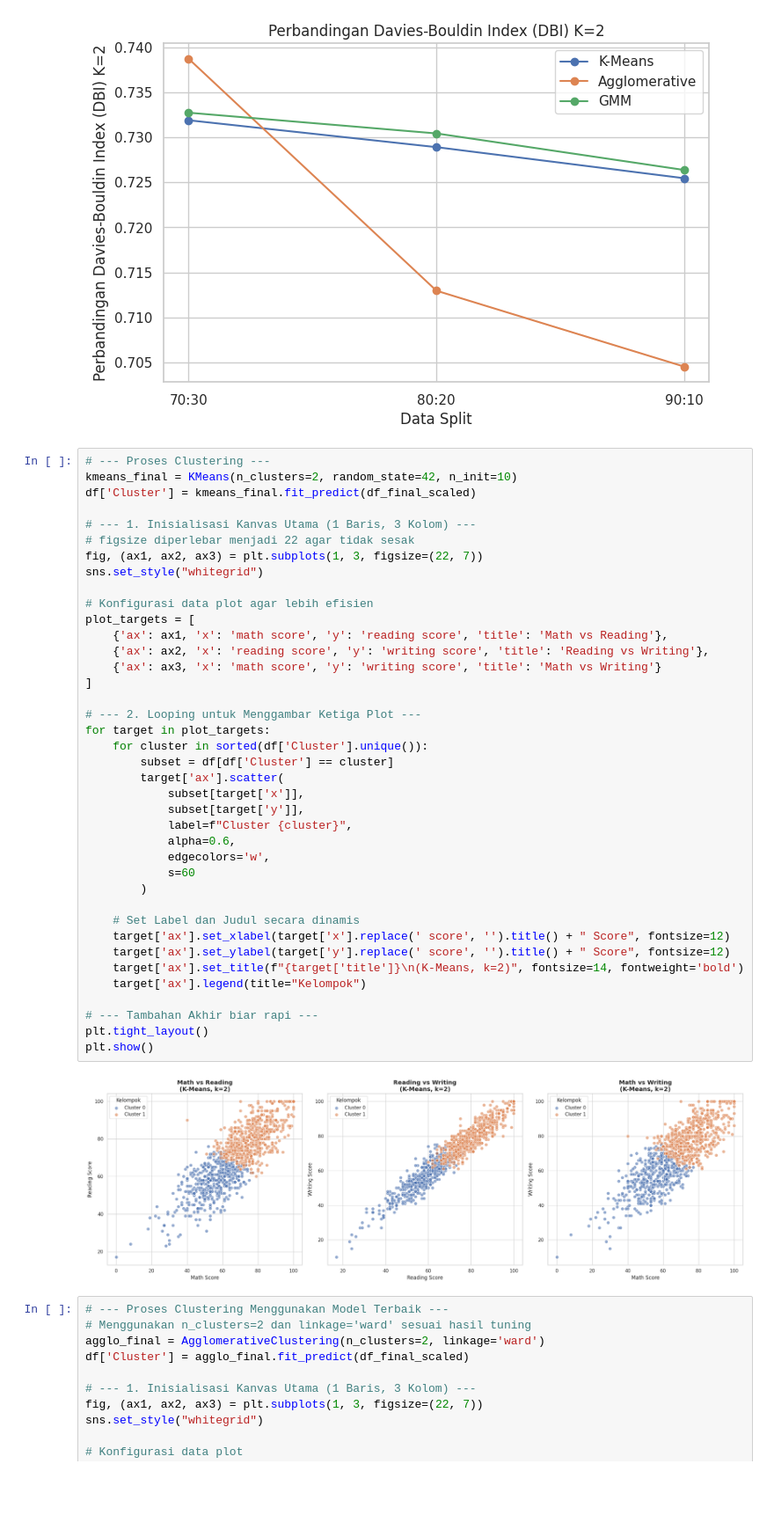
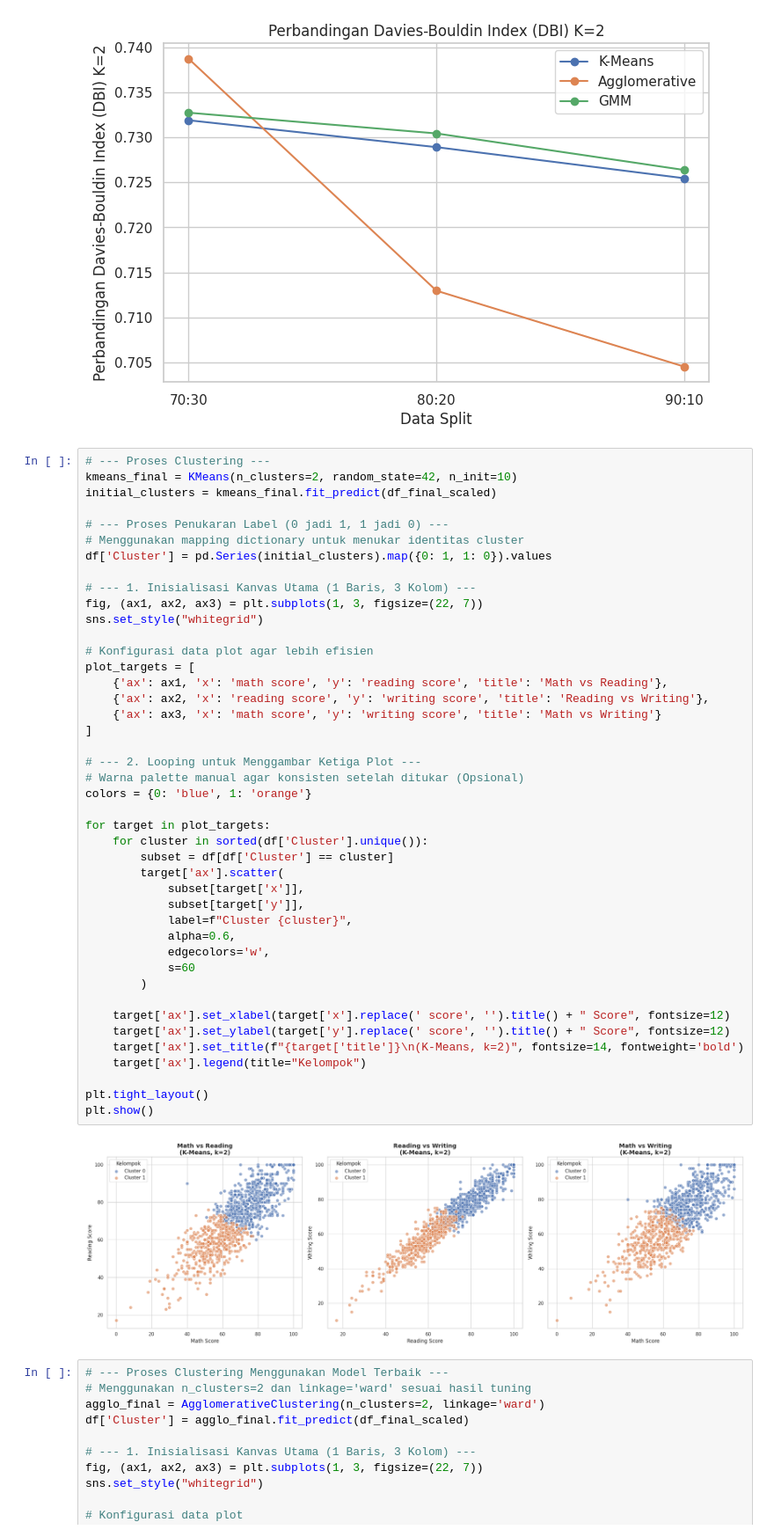
Before and after one commit to taolindamunu-eng/UTS_Machine-Learning, a Jupyter notebook: UTS.ipynb, the cells around one changed output. Shown at 88% size. Drawn from its saved outputs; the diff is of its cells as text; blank space fills up the shorter version.

```diff
--- a/UTS.ipynb
+++ b/UTS.ipynb
@@ -435,44 +435,48 @@ plt.show()
 # %%
 # --- Proses Clustering ---
 kmeans_final = KMeans(n_clusters=2, random_state=42, n_init=10)
-df['Cluster'] = kmeans_final.fit_predict(df_final_scaled)
+initial_clusters = kmeans_final.fit_predict(df_final_scaled)
+
+# --- Proses Penukaran Label (0 jadi 1, 1 jadi 0) ---
+# Menggunakan mapping dictionary untuk menukar identitas cluster
+df['Cluster'] = pd.Series(initial_clusters).map({0: 1, 1: 0}).values
 
 # --- 1. Inisialisasi Kanvas Utama (1 Baris, 3 Kolom) ---
-# figsize diperlebar menjadi 22 agar tidak sesak
 fig, (ax1, ax2, ax3) = plt.subplots(1, 3, figsize=(22, 7))
 sns.set_style("whitegrid")
 
 # Konfigurasi data plot agar lebih efisien
 plot_targets = [
     {'ax': ax1, 'x': 'math score', 'y': 'reading score', 'title': 'Math vs Reading'},
     {'ax': ax2, 'x': 'reading score', 'y': 'writing score', 'title': 'Reading vs Writing'},
     {'ax': ax3, 'x': 'math score', 'y': 'writing score', 'title': 'Math vs Writing'}
 ]
 
 # --- 2. Looping untuk Menggambar Ketiga Plot ---
+# Warna palette manual agar konsisten setelah ditukar (Opsional)
+colors = {0: 'blue', 1: 'orange'}
+
 for target in plot_targets:
     for cluster in sorted(df['Cluster'].unique()):
         subset = df[df['Cluster'] == cluster]
         target['ax'].scatter(
             subset[target['x']],
             subset[target['y']],
             label=f"Cluster {cluster}",
             alpha=0.6,
             edgecolors='w',
             s=60
         )
 
-    # Set Label dan Judul secara dinamis
     target['ax'].set_xlabel(target['x'].replace(' score', '').title() + " Score", fontsize=12)
     target['ax'].set_ylabel(target['y'].replace(' score', '').title() + " Score", fontsize=12)
     target['ax'].set_title(f"{target['title']}\n(K-Means, k=2)", fontsize=14, fontweight='bold')
     target['ax'].legend(title="Kelompok")
 
-# --- Tambahan Akhir biar rapi ---
 plt.tight_layout()
 plt.show()
 # %% [output]
-[figure, old version]
+[figure, new version]
 # %%
 # --- Proses Clustering Menggunakan Model Terbaik ---
 # Menggunakan n_clusters=2 dan linkage='ward' sesuai hasil tuning
```
Also changed, not shown: parts of 4 cells of this notebook, 2 other files.
